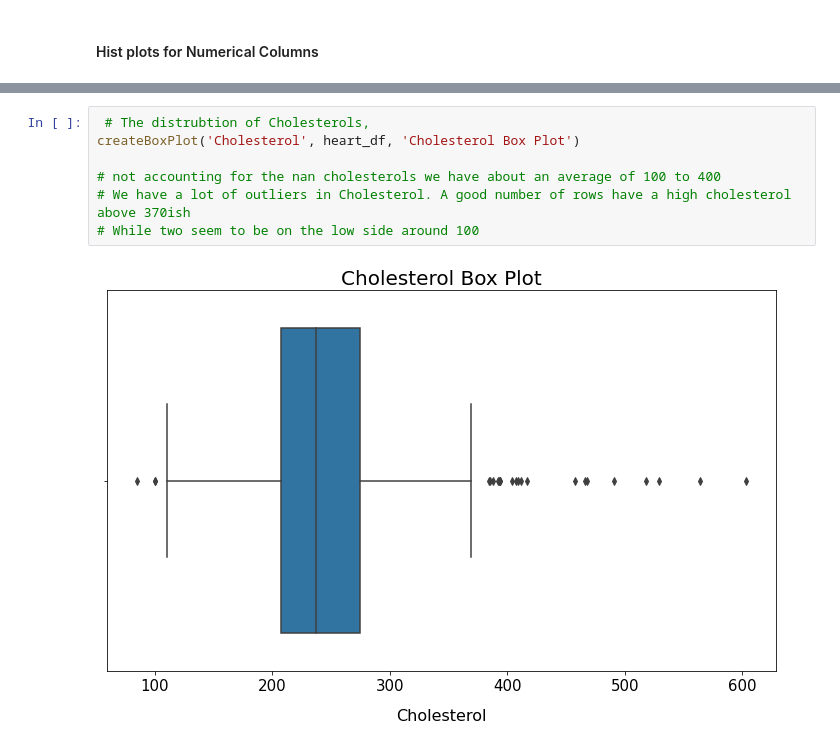
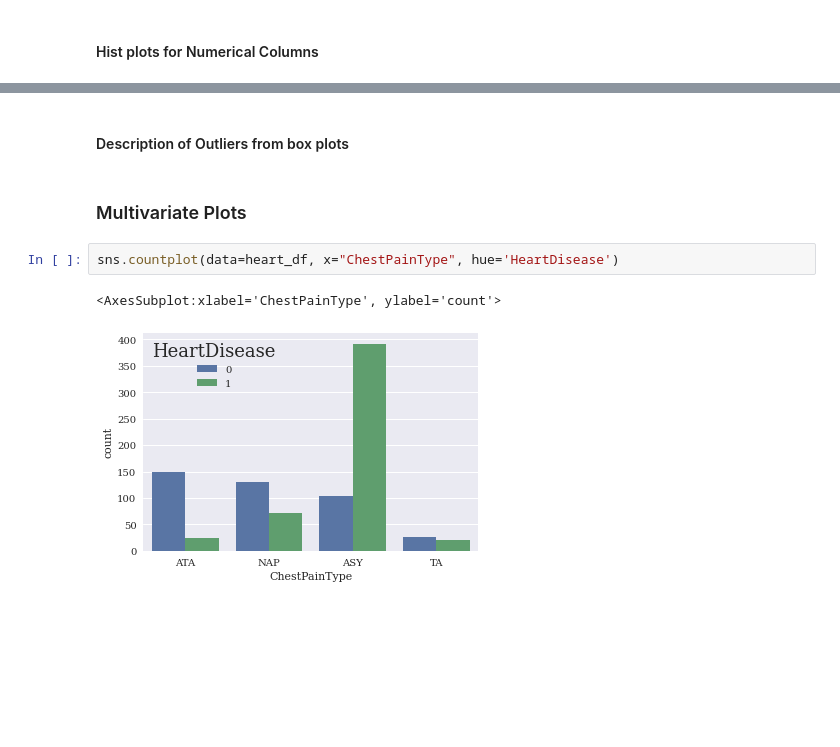
Before and after one commit to rvtovar/Heart_Disease, a Jupyter notebook: Heart_Disease.ipynb, the cells around one changed output, grey strips where cells are left out. Drawn from its saved outputs; the diff is of its cells as text; blank space fills up the shorter version.

```diff
--- a/Heart_Disease.ipynb
+++ b/Heart_Disease.ipynb
@@ -285,9 +245,9 @@ createBoxPlot('Oldpeak', heart_df, 'Old Peak Box Plot')
-# %%
- # The distrubtion of Cholesterols,
-createBoxPlot('Cholesterol', heart_df, 'Cholesterol Box Plot')
-
-# not accounting for the nan cholesterols we have about an average of 100 to 400
-# We have a lot of outliers in Cholesterol. A good number of rows have a high cholesterol above 370ish
-# While two seem to be on the low side around 100
-# %% [output]
-[figure, removed]
+# %% [markdown]
+#### Description of Outliers from box plots
+# %% [markdown]
+### Multivariate Plots
+# %%
+sns.countplot(data=heart_df, x="ChestPainType", hue='HeartDisease')
+# %% [output]
+<AxesSubplot:xlabel='ChestPainType', ylabel='count'>
+[figure, added]
```
Also changed, not shown: parts of 15 cells of this notebook.
